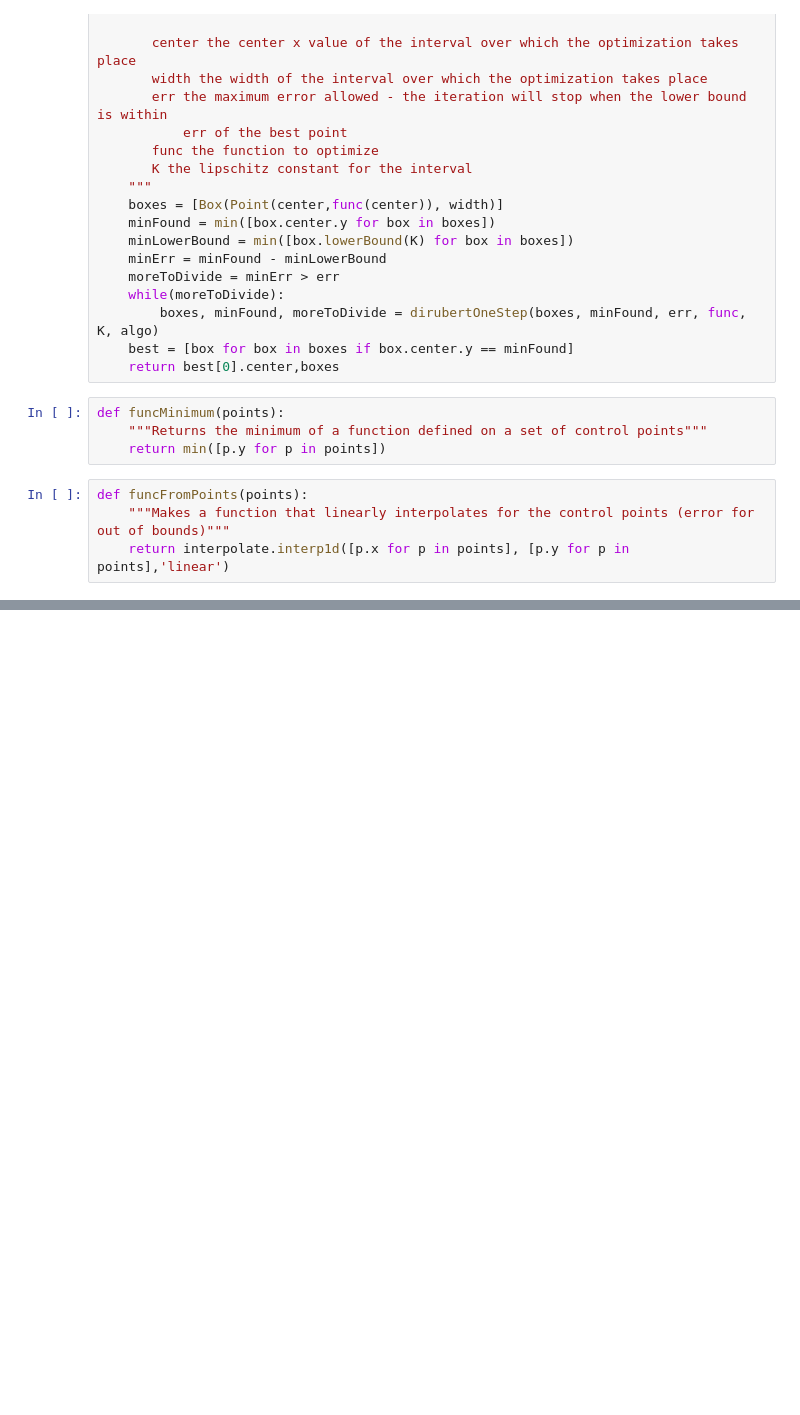
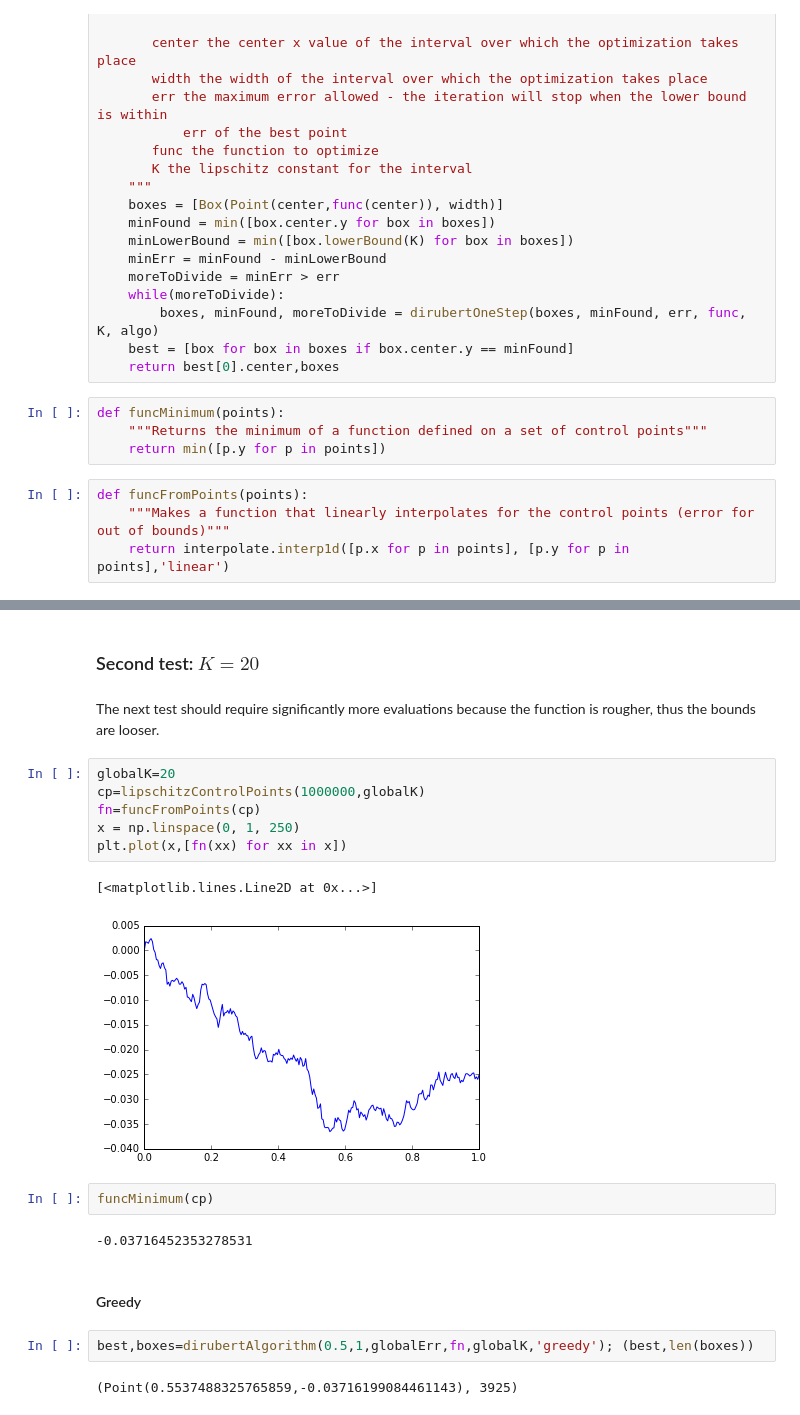
Before and after one commit to RadixSeven/LipschitzOpt, a Jupyter notebook: 1DOpt.ipynb, the cells around one changed output, grey strips where cells are left out. Saved outputs shown, nothing was run; the diff lists cells and outputs as text; blank space fills up the shorter version.

```diff
--- a/1DOpt.ipynb
+++ b/1DOpt.ipynb
@@ -412,0 +438,23 @@ plt.scatter([box.center.x for box in boxes],[box.center.y for box in boxes],s=.0
+# %% [markdown]
+### Second test: $K=20$
+# %% [markdown]
+The next test should require significantly more evaluations because the function is rougher, thus the bounds are looser.
+# %%
+globalK=20
+cp=lipschitzControlPoints(1000000,globalK)
+fn=funcFromPoints(cp)
+x = np.linspace(0, 1, 250)
+plt.plot(x,[fn(xx) for xx in x])
+# %% [output]
+[<matplotlib.lines.Line2D at 0x...>]
+[figure, added]
+# %%
+funcMinimum(cp)
+# %% [output]
+-0.03716452353278531
+# %% [markdown]
+#### Greedy
+# %%
+best,boxes=dirubertAlgorithm(0.5,1,globalErr,fn,globalK,'greedy'); (best,len(boxes))
+# %% [output]
+(Point(0.5537488325765859,-0.03716199084461143), 3925)
```
Also changed, not shown: parts of 20 cells of this notebook.
